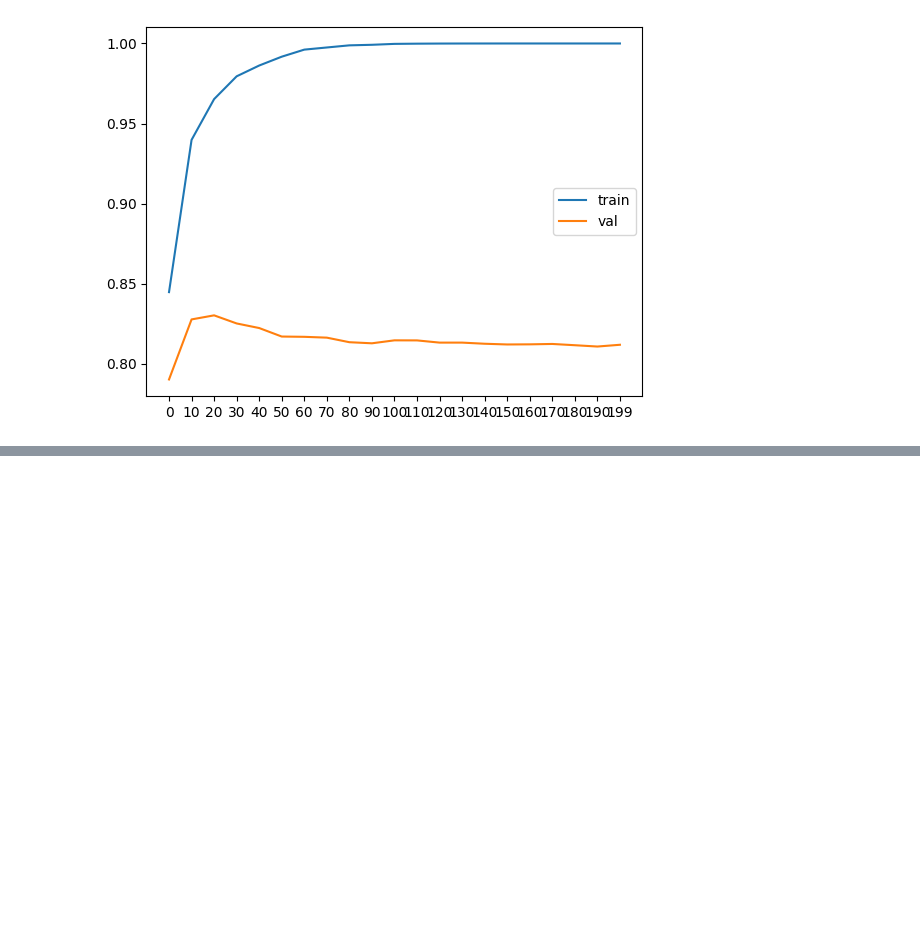
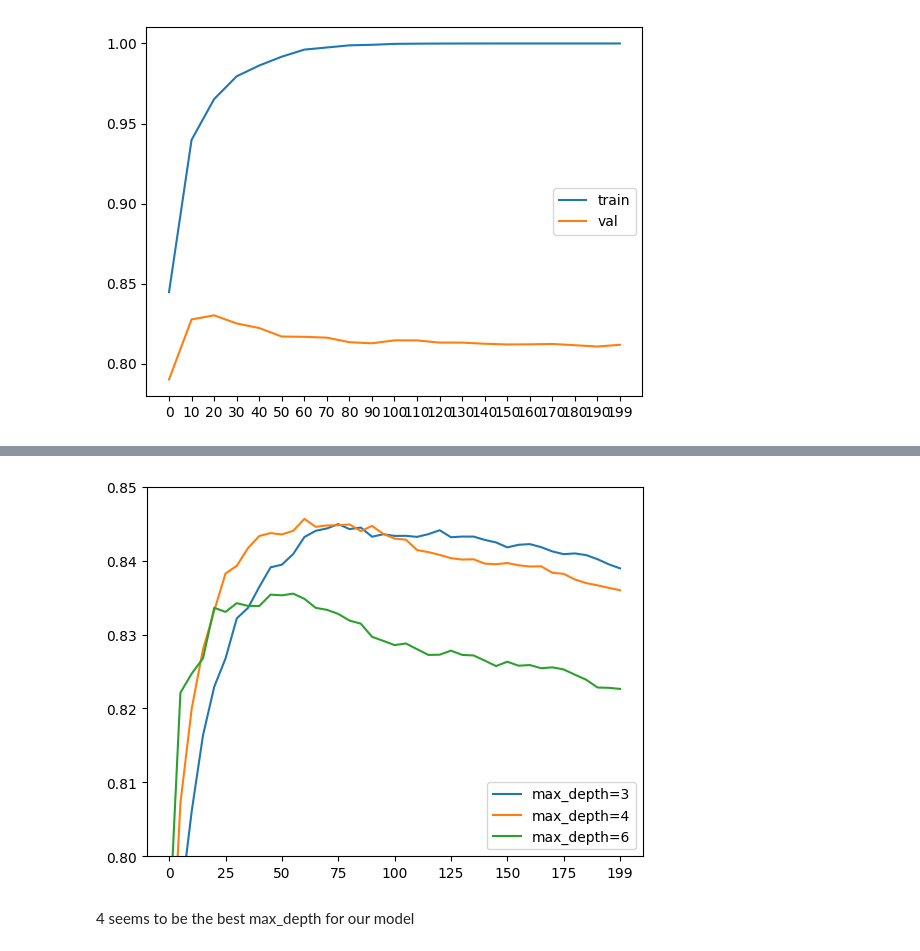
Before and after one commit to Jaykold/mlzoomcamp, a Jupyter notebook: week6/ML_zoomcamp_wk6.ipynb, the cells around one changed output, grey strips where cells are left out. Cells and saved outputs as stored; diff of their text form; code cells hidden in the pictures; blank space fills up the shorter version.

```diff
--- a/week6/ML_zoomcamp_wk6.ipynb
+++ b/week6/ML_zoomcamp_wk6.ipynb
@@ -824,0 +907,21 @@ plt.show()
+# %%
+scores = {}
+for i in ["3", "4", "6", "10"]:
+    xgb_params = {
+        'eta': 0.1,
+        'max_depth': int(i),
+        'min_child_weight': 1,
+        'objective': 'binary:logistic',
+        'nthread': 4,
+        'eval_metric': 'auc',
+        'seed': 1,
+        'verbosity': 1
+    }
+
+    # Use StringIO to capture the output of xgb.train
+    with contextlib.redirect_stdout(StringIO()) as f:
+        model = xgb.train(xgb_params, dtrain, num_boost_round=200, evals=watchlist, verbose_eval=5)
+        output = f.getvalue()
+
+    key = f"max_depth={xgb_params['max_depth']}"
+    scores[key] = parse_xgb_output(output)
@@ -824,0 +930,11 @@ plt.show()
+# %%
+for max_depth, values in scores.items():
+    plt.plot(values.num_iter, values.val_auc, label=max_depth)
+plt.ylim(0.8, 0.85)
+plt.legend()
+ax = plt.gca()  # get current axis
+ax.xaxis.set_major_locator(plt.MaxNLocator(10))
+# %% [output]
+[figure, added]
+# %% [markdown]
+4 seems to be the best max_depth for our model
```
Also changed, not shown: parts of 45 cells of this notebook, 1 other file.
